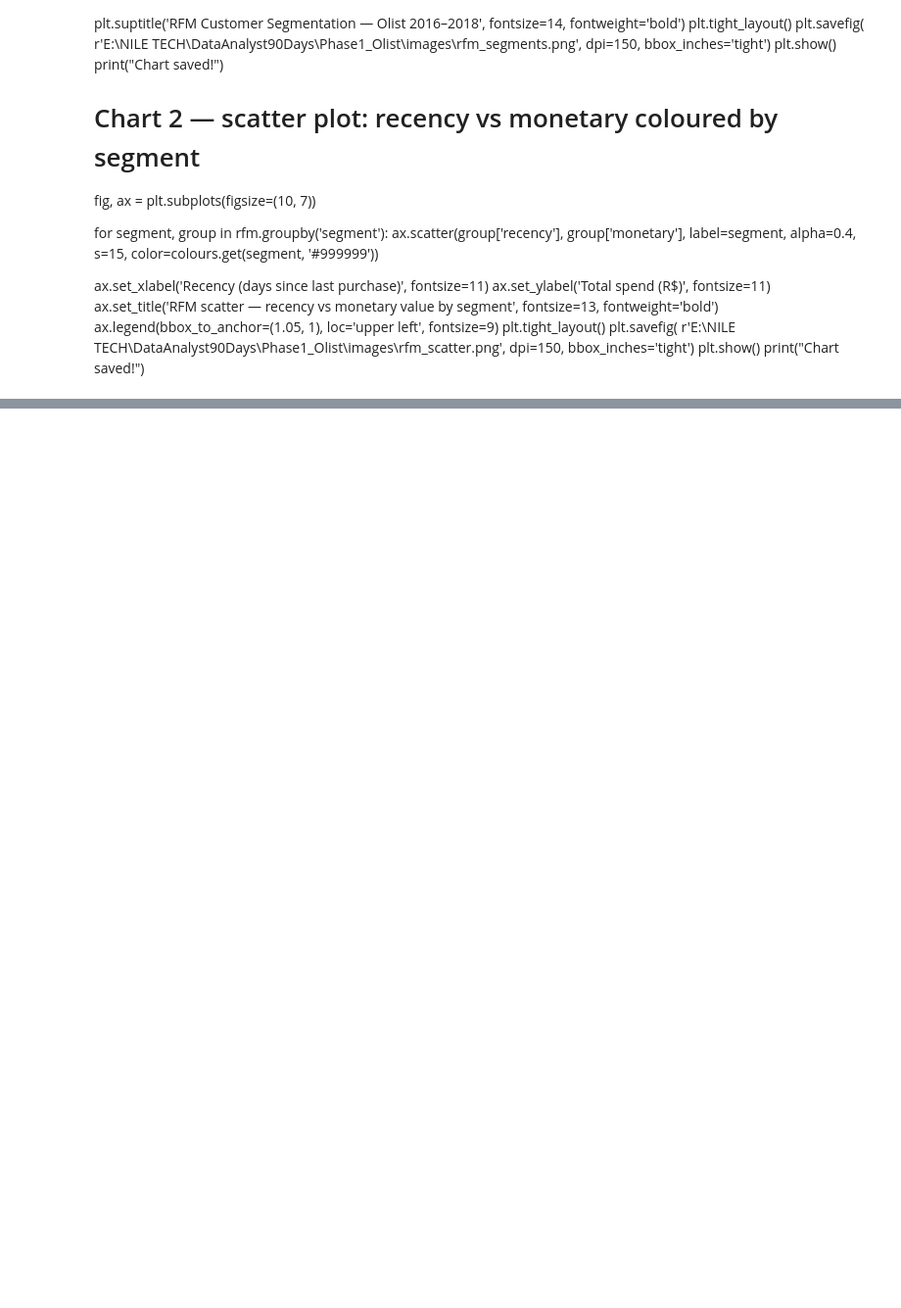
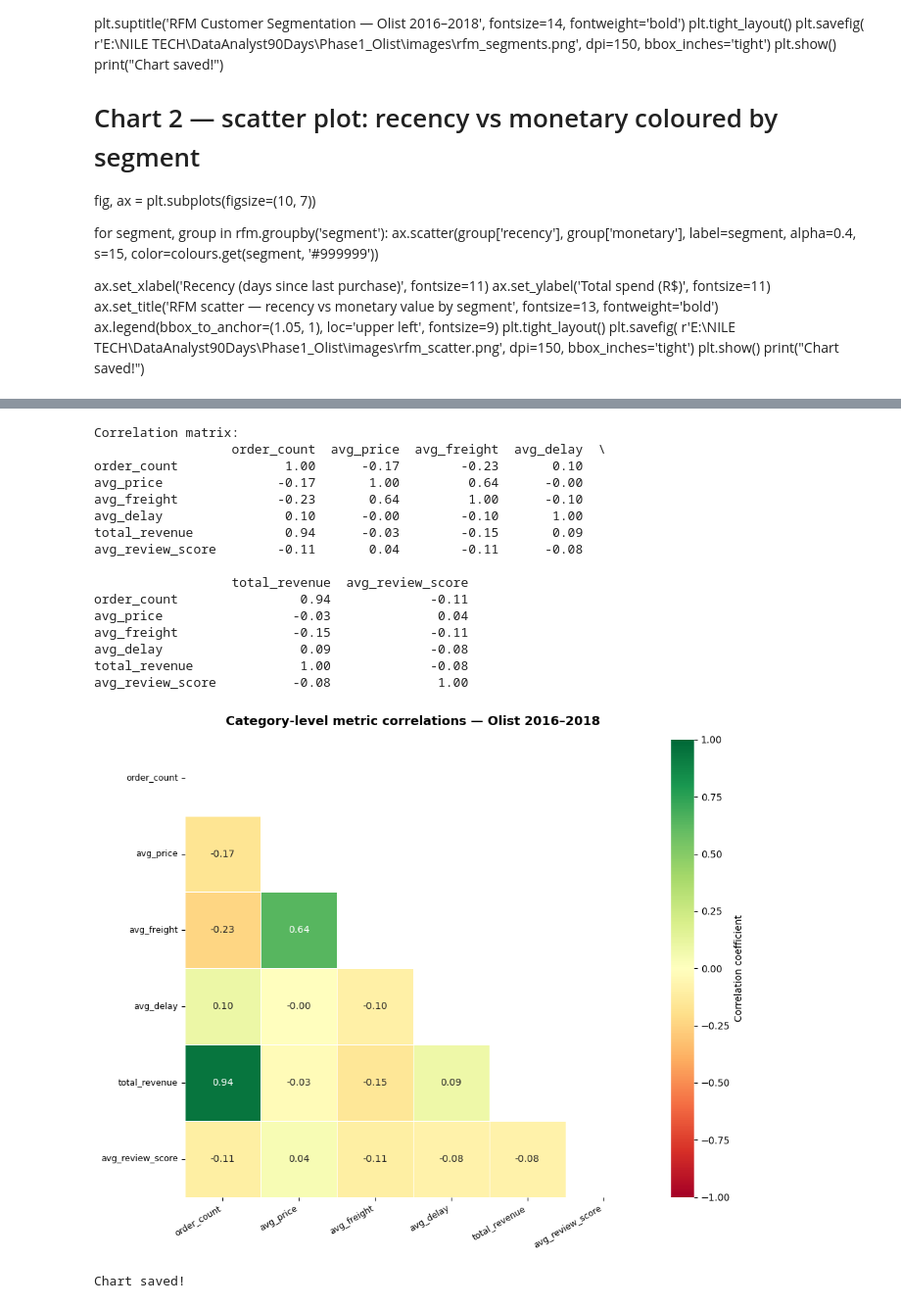
Before and after one commit to ragasree123/olist-ecommerce-analysis, a Jupyter notebook: notebooks/01_olist_week1_analysis.ipynb, the cells around one changed output, grey strips where cells are left out. Shown at 98% size. Saved outputs shown, nothing was run; the diff lists cells and outputs as text; code cells hidden in the pictures; blank space fills up the shorter version.

Commit message:
correlation heatmap, pair plot, ecological fallacy insight, seaborn advanced

```diff
--- a/notebooks/01_olist_week1_analysis.ipynb
+++ b/notebooks/01_olist_week1_analysis.ipynb
@@ -1685,0 +1746,66 @@ print("Chart saved!")
+# %%
+# Select numeric columns for correlation
+numeric_cols = ['order_count', 'avg_price', 'avg_freight',
+                'avg_delay', 'total_revenue', 'avg_review_score']
+
+corr_matrix = category_stats[numeric_cols].corr()
+
+print("Correlation matrix:")
+print(corr_matrix.round(2))
+
+# Build heatmap
+fig, ax = plt.subplots(figsize=(10, 8))
+
+mask = np.triu(np.ones_like(corr_matrix, dtype=bool))
+
+sns.heatmap(
+    corr_matrix,
+    annot=True,
+    fmt='.2f',
+    cmap='RdYlGn',
+    ax=ax,
+    mask=mask,
+    vmin=-1,
+    vmax=1,
+    linewidths=0.5,
+    linecolor='white',
+    square=True,
+    cbar_kws={'label': 'Correlation coefficient'}
+)
+
+ax.set_title(
+    'Category-level metric correlations — Olist 2016–2018',
+    fontsize=13, fontweight='bold', pad=15
+)
+
+# Rotate labels for readability
+ax.set_xticklabels(ax.get_xticklabels(),
+                   rotation=30, ha='right', fontsize=9)
+ax.set_yticklabels(ax.get_yticklabels(),
+                   rotation=0, fontsize=9)
+
+plt.tight_layout()
+plt.savefig(
+    r'E:\NILE TECH\DataAnalyst90Days\Phase1_Olist\images\correlation_heatmap.png',
+    dpi=150, bbox_inches='tight')
+plt.show()
+print("Chart saved!")
+# %% [output]
+Correlation matrix:
+                  order_count  avg_price  avg_freight  avg_delay  \
+order_count              1.00      -0.17        -0.23       0.10
+avg_price               -0.17       1.00         0.64      -0.00
+avg_freight             -0.23       0.64         1.00      -0.10
+avg_delay                0.10      -0.00        -0.10       1.00
+total_revenue            0.94      -0.03        -0.15       0.09
+avg_review_score        -0.11       0.04        -0.11      -0.08
+
+                  total_revenue  avg_review_score
+order_count                0.94             -0.11
+avg_price                 -0.03              0.04
+avg_freight               -0.15             -0.11
+avg_delay                  0.09             -0.08
+total_revenue              1.00             -0.08
+avg_review_score          -0.08              1.00
+[figure, added]
+Chart saved!
```
Also changed, not shown: parts of 4 cells of this notebook.
